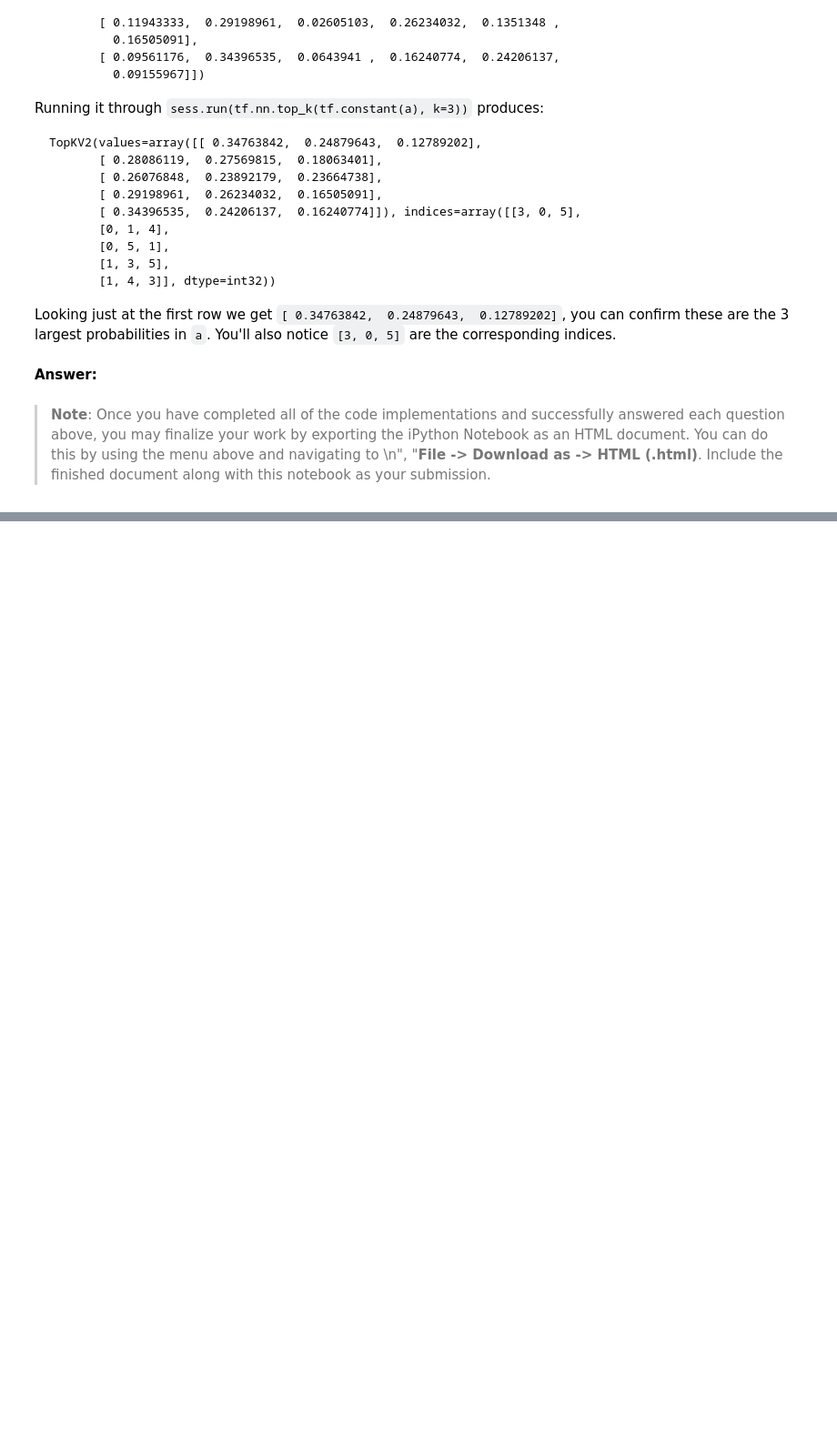
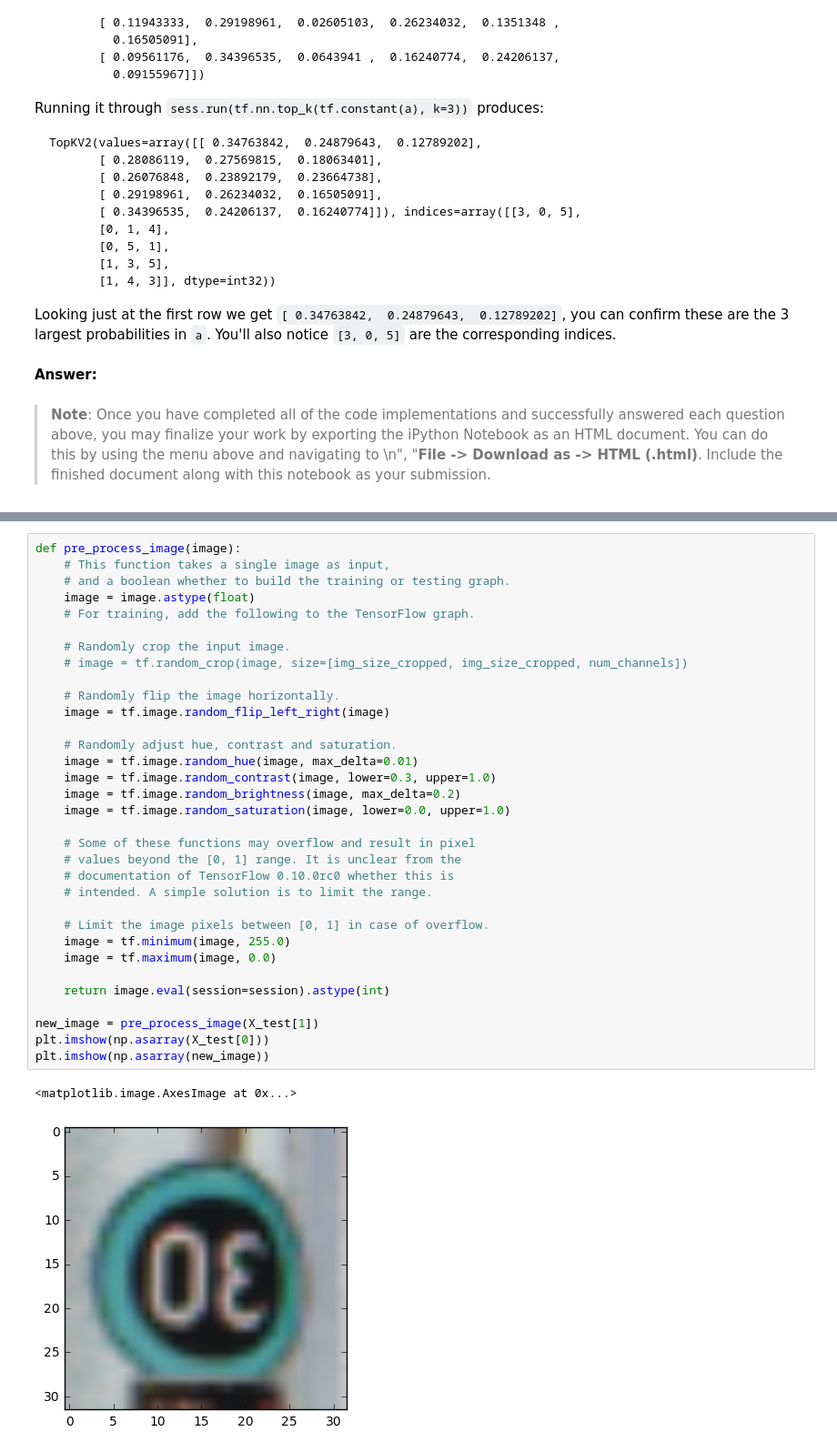
Before and after one commit to tnedev/traffic_sign_classifier, a Jupyter notebook: Traffic_Sign_Classifier.ipynb, the cells around one changed output, grey strips where cells are left out. Shown at 91% size. Saved outputs shown, nothing was run; the diff lists cells and outputs as text; blank space fills up the shorter version.

```diff
--- a/Traffic_Sign_Classifier.ipynb
+++ b/Traffic_Sign_Classifier.ipynb
@@ -806,0 +821,36 @@ Looking just at the first row we get `[ 0.34763842,  0.24879643,  0.12789202]`,
+# %%
+def pre_process_image(image):
+    # This function takes a single image as input,
+    # and a boolean whether to build the training or testing graph.
+    image = image.astype(float)
+    # For training, add the following to the TensorFlow graph.
+
+    # Randomly crop the input image.
+    # image = tf.random_crop(image, size=[img_size_cropped, img_size_cropped, num_channels])
+
+    # Randomly flip the image horizontally.
+    image = tf.image.random_flip_left_right(image)
+
+    # Randomly adjust hue, contrast and saturation.
+    image = tf.image.random_hue(image, max_delta=0.01)
+    image = tf.image.random_contrast(image, lower=0.3, upper=1.0)
+    image = tf.image.random_brightness(image, max_delta=0.2)
+    image = tf.image.random_saturation(image, lower=0.0, upper=1.0)
+
+    # Some of these functions may overflow and result in pixel
+    # values beyond the [0, 1] range. It is unclear from the
+    # documentation of TensorFlow 0.10.0rc0 whether this is
+    # intended. A simple solution is to limit the range.
+
+    # Limit the image pixels between [0, 1] in case of overflow.
+    image = tf.minimum(image, 255.0)
+    image = tf.maximum(image, 0.0)
+
+    return image.eval(session=session).astype(int)
+
+new_image = pre_process_image(X_test[1])
+plt.imshow(np.asarray(X_test[0]))
+plt.imshow(np.asarray(new_image))
+# %% [output]
+<matplotlib.image.AxesImage at 0x...>
+[figure, added]
```
Also changed, not shown: parts of 8 cells of this notebook, 4 other files.
